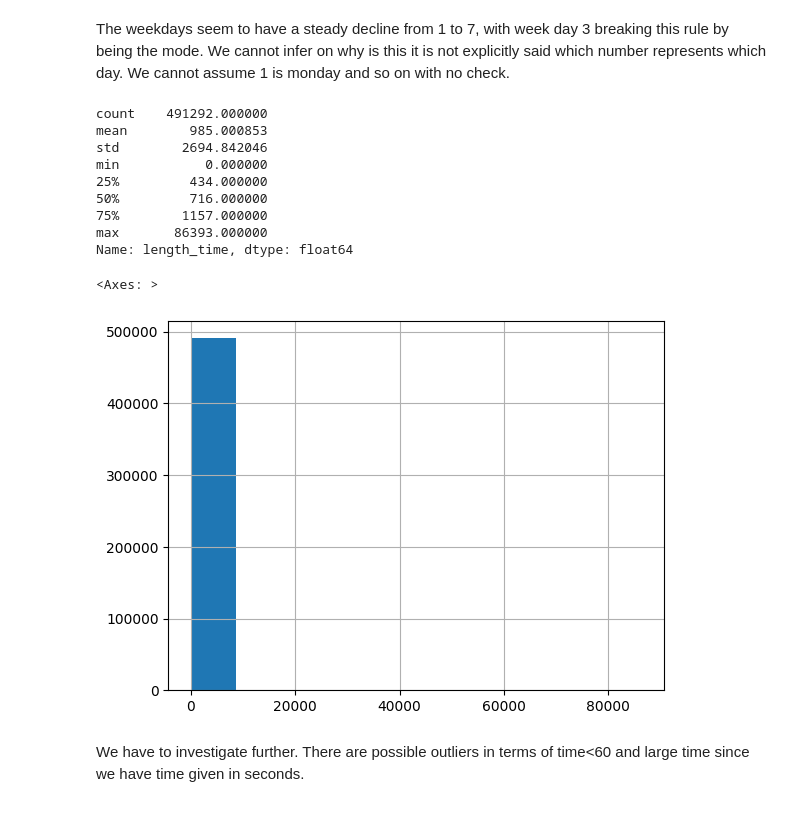
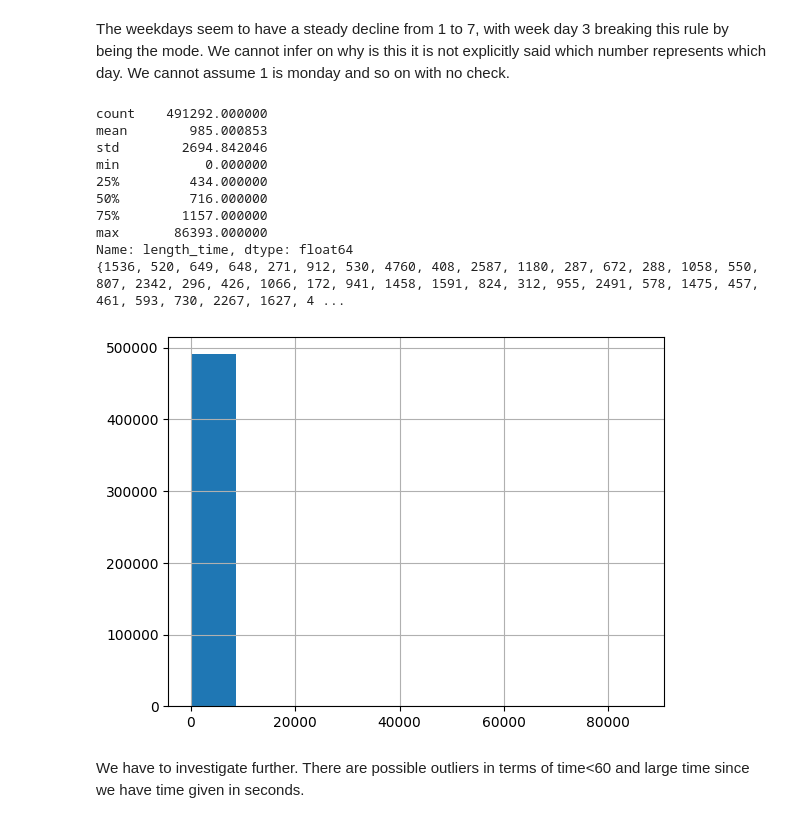
Before and after one commit to MichalKrzyzanski2002/Foundations-Data-Science-Project, a Jupyter notebook: Cleaning.ipynb, the cells around one changed output. Cells and saved outputs as stored; diff of their text form; code cells hidden in the pictures.

```diff
--- a/Cleaning.ipynb
+++ b/Cleaning.ipynb
@@ -136,21 +135,20 @@ Name: pickup_wday, dtype: float64
 [figure]
 # %% [markdown]
 The weekdays seem to have a steady decline from 1 to 7, with week day 3 breaking this rule by being the mode. We cannot infer on why is this it is not explicitly said which number represents which day. We cannot assume 1 is monday and so on with no check.
-# %%
-print(data["length_time"].describe())
-data["length_time"].hist()
-# %% [output]
-count    491292.000000
-mean        985.000853
-std        2694.842046
-min           0.000000
-25%         434.000000
-50%         716.000000
-75%        1157.000000
-max       86393.000000
-Name: length_time, dtype: float64
-<Axes: >
-[figure, removed]
+# %%
+describe("length_time")
+# %% [output]
+count    491292.000000
+mean        985.000853
+std        2694.842046
+min           0.000000
+25%         434.000000
+50%         716.000000
+75%        1157.000000
+max       86393.000000
+Name: length_time, dtype: float64
+{1536, 520, 649, 648, 271, 912, 530, 4760, 408, 2587, 1180, 287, 672, 288, 1058, 550, 807, 2342, 296, 426, 1066, 172, 941, 1458, 1591, 824, 312, 955, 2491, 578, 1475, 457, 461, 593, 730, 2267, 1627, 4 ...
+[figure, added]
 # %% [markdown]
 We have to investigate further. There are possible outliers in terms of time<60 and large time since we have time given in seconds.
 # %%
```
Also changed, not shown: parts of 38 cells of this notebook.
